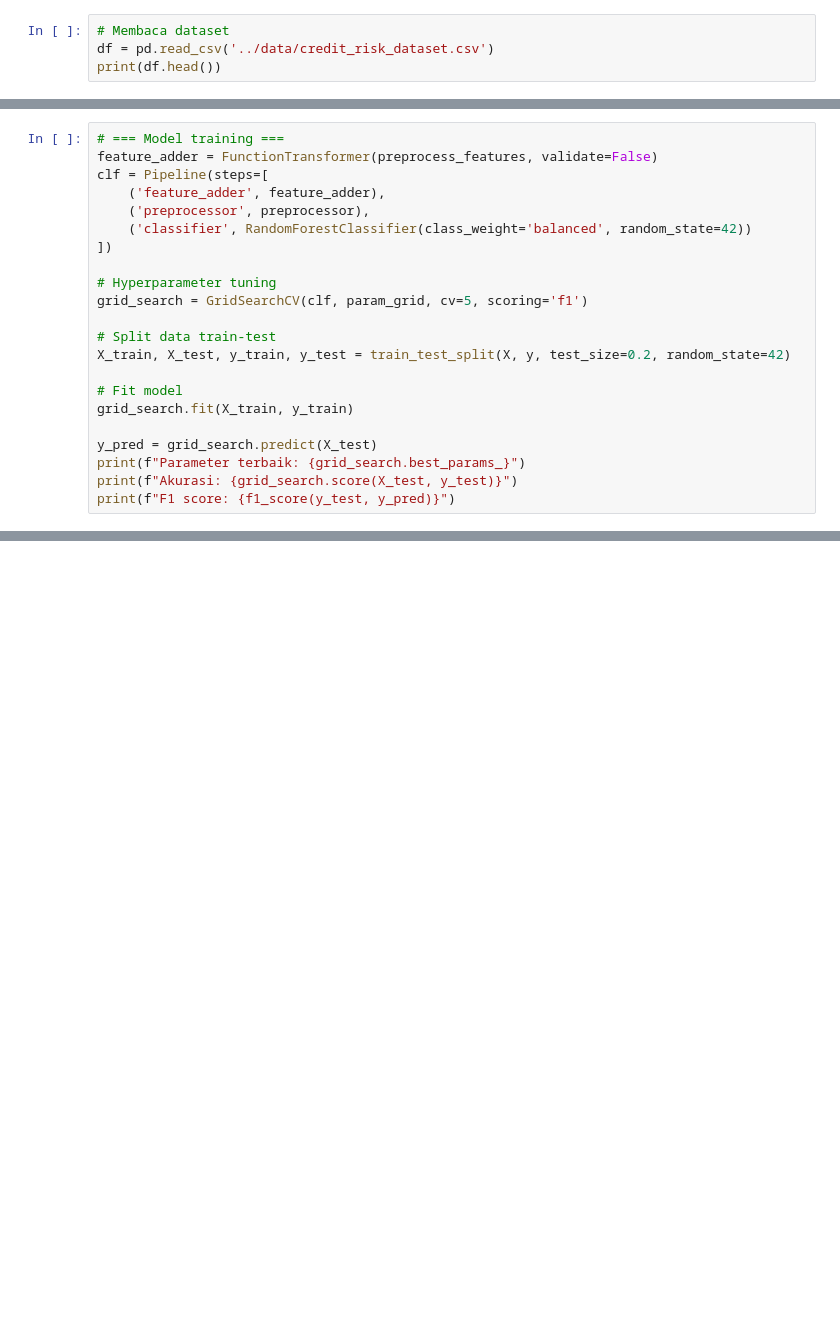
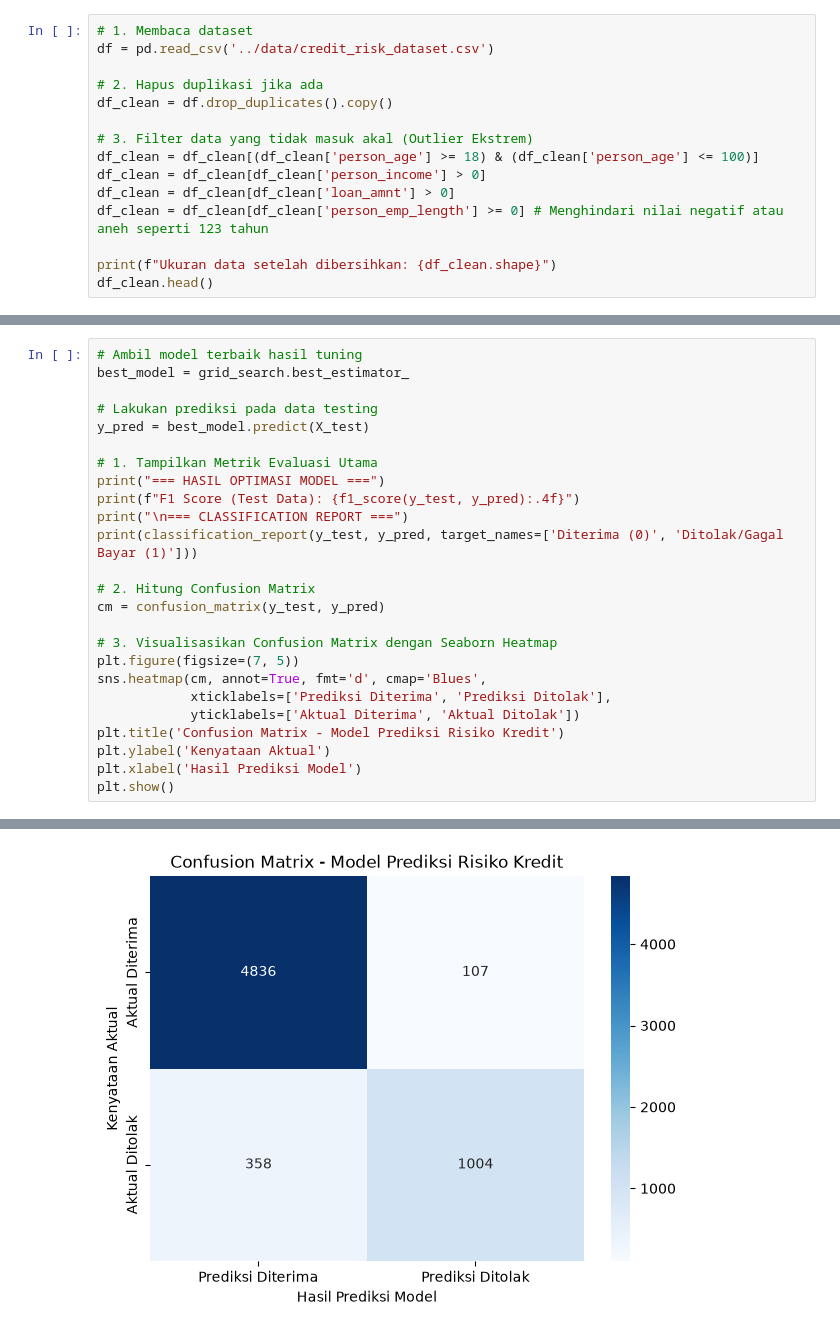
Before and after one commit to LLocoBandito/Credit-PM, a Jupyter notebook: notebooks/preprocessing_and_training.ipynb, the cells around one changed output, grey strips where cells are left out. Drawn from its saved outputs; the diff is of its cells as text; blank space fills up the shorter version.

Commit message:
Evaluasi Kodingan dan Improvement traininng

```diff
--- a/notebooks/preprocessing_and_training.ipynb
+++ b/notebooks/preprocessing_and_training.ipynb
@@ -16,5 +87,16 @@ os.makedirs('../models', exist_ok=True)
 # %%
-# Membaca dataset
+# 1. Membaca dataset
 df = pd.read_csv('../data/credit_risk_dataset.csv')
-print(df.head())
+
+# 2. Hapus duplikasi jika ada
+df_clean = df.drop_duplicates().copy()
+
+# 3. Filter data yang tidak masuk akal (Outlier Ekstrem)
+df_clean = df_clean[(df_clean['person_age'] >= 18) & (df_clean['person_age'] <= 100)]
+df_clean = df_clean[df_clean['person_income'] > 0]
+df_clean = df_clean[df_clean['loan_amnt'] > 0]
+df_clean = df_clean[df_clean['person_emp_length'] >= 0] # Menghindari nilai negatif atau aneh seperti 123 tahun
+
+print(f"Ukuran data setelah dibersihkan: {df_clean.shape}")
+df_clean.head()
 # %% [output]
@@ -246,23 +241,26 @@ param_grid = {
 # %%
-# === Model training ===
-feature_adder = FunctionTransformer(preprocess_features, validate=False)
-clf = Pipeline(steps=[
-    ('feature_adder', feature_adder),
-    ('preprocessor', preprocessor),
-    ('classifier', RandomForestClassifier(class_weight='balanced', random_state=42))
-])
+# Ambil model terbaik hasil tuning
+best_model = grid_search.best_estimator_
 
-# Hyperparameter tuning
-grid_search = GridSearchCV(clf, param_grid, cv=5, scoring='f1')
+# Lakukan prediksi pada data testing
+y_pred = best_model.predict(X_test)
 
-# Split data train-test
-X_train, X_test, y_train, y_test = train_test_split(X, y, test_size=0.2, random_state=42)
+# 1. Tampilkan Metrik Evaluasi Utama
+print("=== HASIL OPTIMASI MODEL ===")
+print(f"F1 Score (Test Data): {f1_score(y_test, y_pred):.4f}")
+print("\n=== CLASSIFICATION REPORT ===")
+print(classification_report(y_test, y_pred, target_names=['Diterima (0)', 'Ditolak/Gagal Bayar (1)']))
 
-# Fit model
-grid_search.fit(X_train, y_train)
+# 2. Hitung Confusion Matrix
+cm = confusion_matrix(y_test, y_pred)
 
-y_pred = grid_search.predict(X_test)
-print(f"Parameter terbaik: {grid_search.best_params_}")
-print(f"Akurasi: {grid_search.score(X_test, y_test)}")
-print(f"F1 score: {f1_score(y_test, y_pred)}")
+# 3. Visualisasikan Confusion Matrix dengan Seaborn Heatmap
+plt.figure(figsize=(7, 5))
+sns.heatmap(cm, annot=True, fmt='d', cmap='Blues',
+            xticklabels=['Prediksi Diterima', 'Prediksi Ditolak'],
+            yticklabels=['Aktual Diterima', 'Aktual Ditolak'])
+plt.title('Confusion Matrix - Model Prediksi Risiko Kredit')
+plt.ylabel('Kenyataan Aktual')
+plt.xlabel('Hasil Prediksi Model')
+plt.show()
 # %% [output]
@@ -272 +279,2 @@ F1 score: 0.806930693069307
+[figure, added]
 # %%
```
Also changed, not shown: parts of 11 cells of this notebook, 2 other files.
